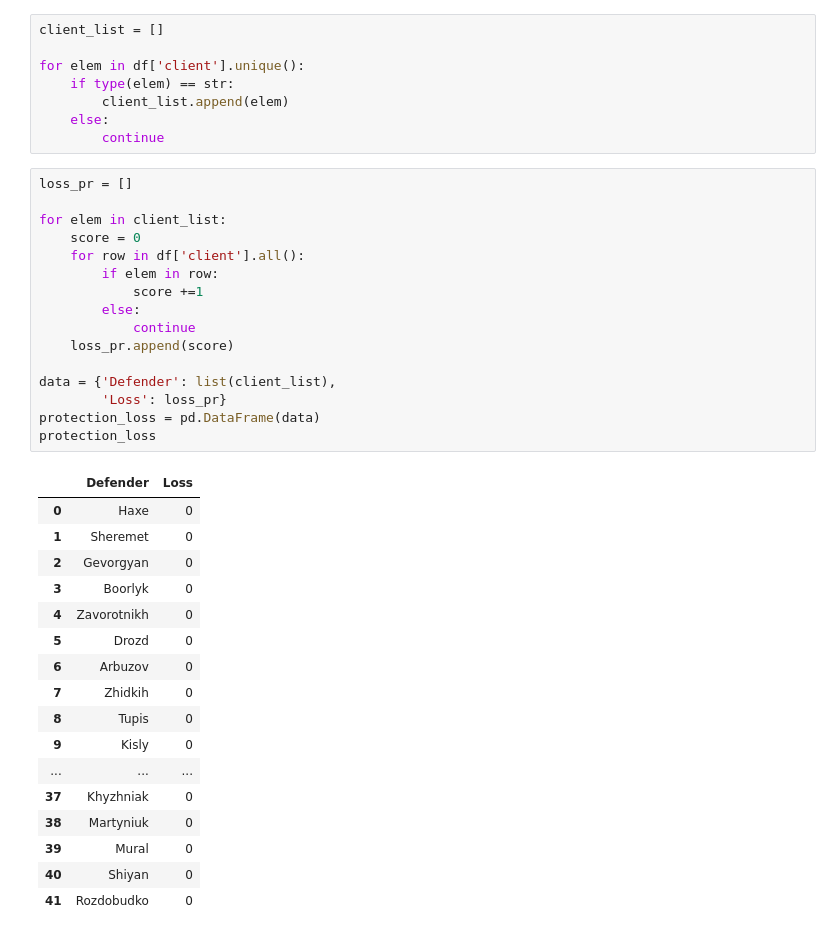
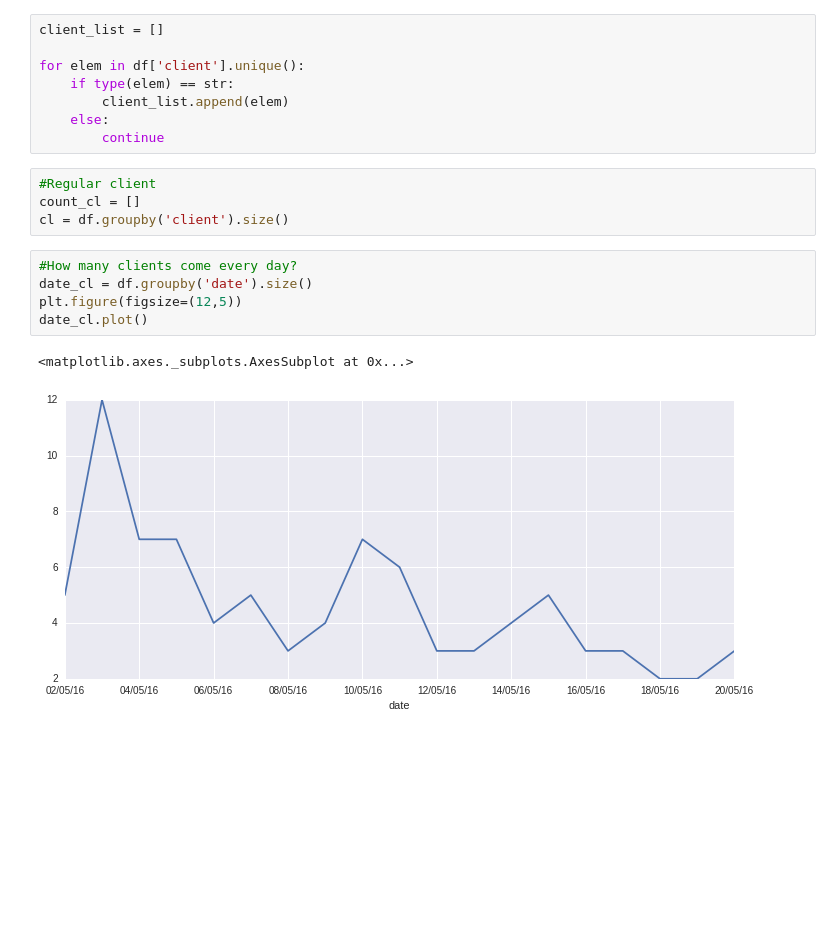
Before and after one commit to iapkarian/cosmetic_dataset, a Jupyter notebook: salon_analysis.ipynb, the cells around one changed output. Cells and saved outputs as stored; diff of their text form; blank space fills up the shorter version.

Commit message:
Add module and graf: How many clients come every day

```diff
--- a/salon_analysis.ipynb
+++ b/salon_analysis.ipynb
@@ -45,37 +45,15 @@ for elem in df['client'].unique():
         client_list.append(elem)
     else:
         continue
-# %%
-loss_pr = []
-
-for elem in client_list:
-    score = 0
-    for row in df['client'].all():
-        if elem in row:
-            score +=1
-        else:
-            continue
-    loss_pr.append(score)
-
-data = {'Defender': list(client_list),
-        'Loss': loss_pr}
-protection_loss = pd.DataFrame(data)
-protection_loss
-# %% [output]
-|  | Defender | Loss |
-| 0 | Haxe | 0 |
-| 1 | Sheremet | 0 |
-| 2 | Gevorgyan | 0 |
-| 3 | Boorlyk | 0 |
-| 4 | Zavorotnikh | 0 |
-| 5 | Drozd | 0 |
-| 6 | Arbuzov | 0 |
-| 7 | Zhidkih | 0 |
-| 8 | Tupis | 0 |
-| 9 | Kisly | 0 |
-| ... | ... | ... |
-| 37 | Khyzhniak | 0 |
-| 38 | Martyniuk | 0 |
-| 39 | Mural | 0 |
-| 40 | Shiyan | 0 |
-| 41 | Rozdobudko | 0 |
+# %%
+#Regular client
+count_cl = []
+cl = df.groupby('client').size()
+# %%
+#How many clients come every day?
+date_cl = df.groupby('date').size()
+plt.figure(figsize=(12,5))
+date_cl.plot()
+# %% [output]
+<matplotlib.axes._subplots.AxesSubplot at 0x...>
+[figure, added]
```
Also changed, not shown: parts of 2 cells of this notebook.
